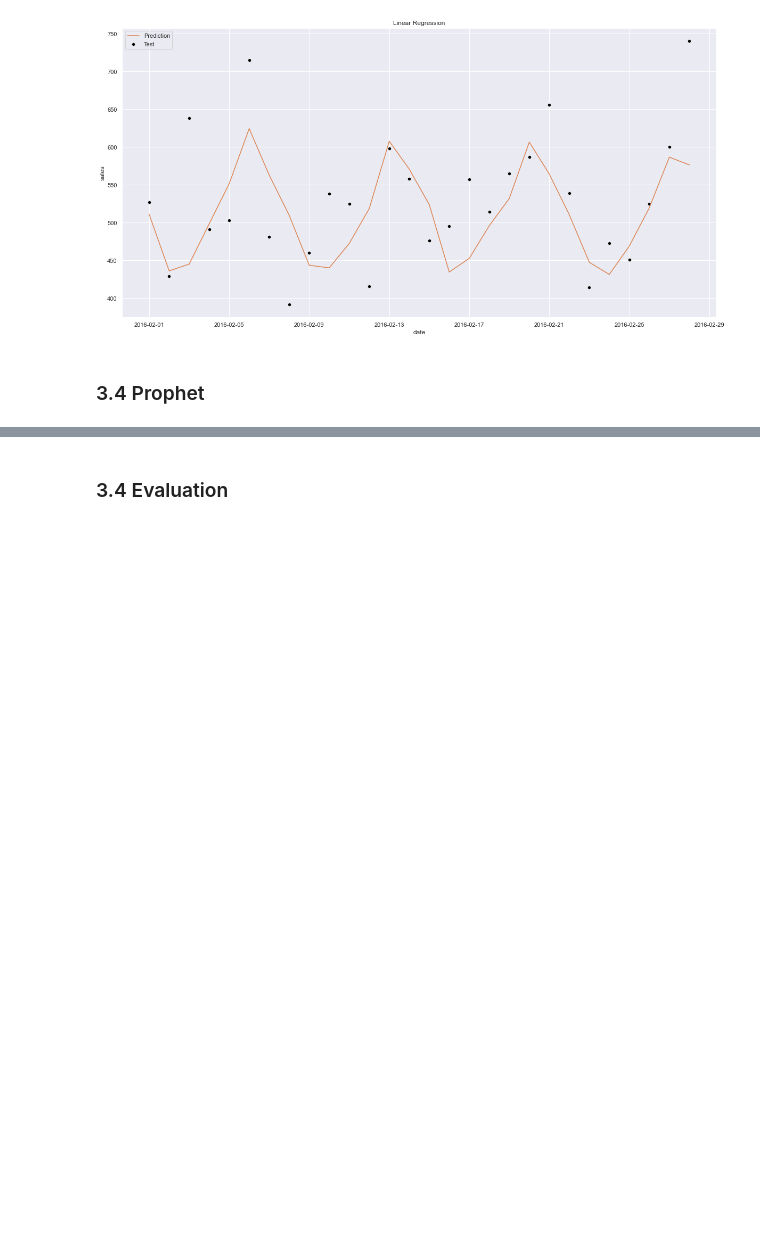
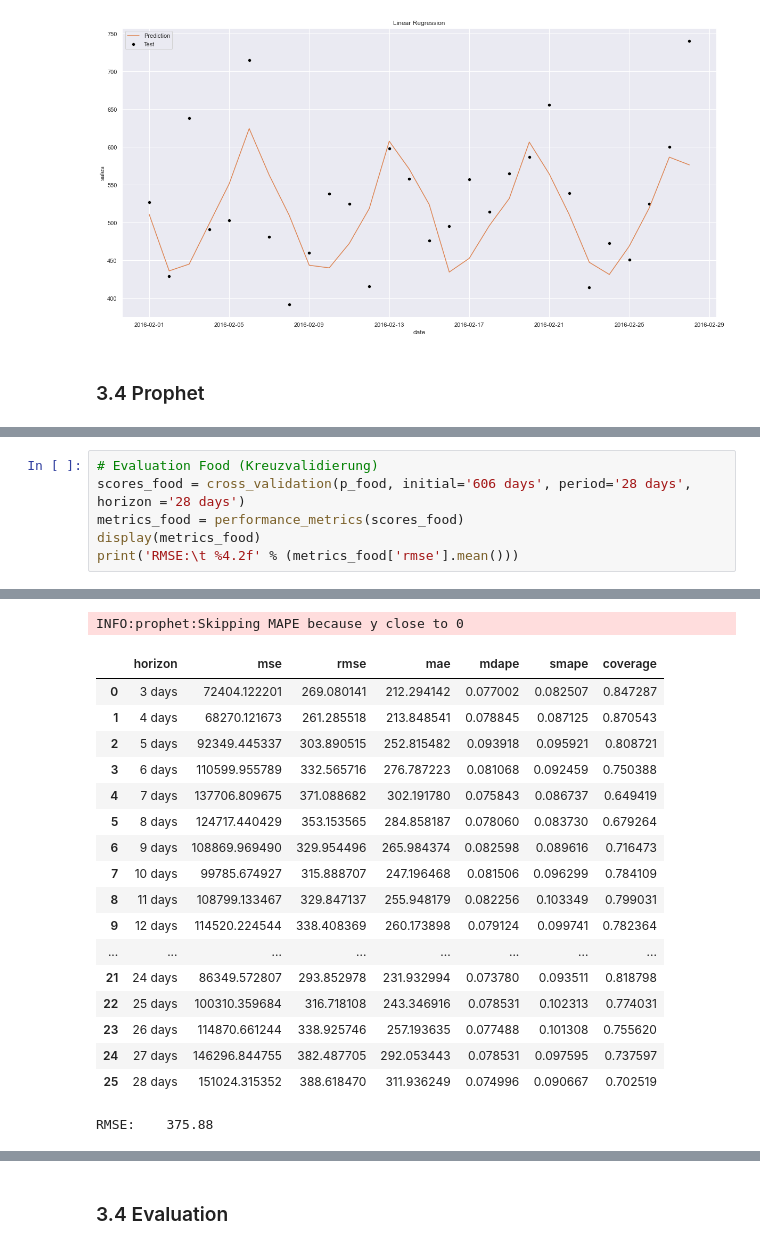
Before and after one commit to alexandragohr/Gruppenprojekt-Marketing-Analytics, a Jupyter notebook: Gruppenprojekt Marketing Analytics.ipynb, the cells around one changed output, grey strips where cells are left out. Cells and saved outputs as stored; diff of their text form; blank space fills up the shorter version.

```diff
--- a/Gruppenprojekt Marketing Analytics.ipynb
+++ b/Gruppenprojekt Marketing Analytics.ipynb
@@ -1316,0 +1303,7 @@ MAE:     276.35
+# %%
+# Evaluation Food (Kreuzvalidierung)
+scores_food = cross_validation(p_food, initial='606 days', period='28 days', horizon ='28 days')
+metrics_food = performance_metrics(scores_food)
+display(metrics_food)
+print('RMSE:\t %4.2f' % (metrics_food['rmse'].mean()))
+# %% [output]
@@ -1317,3 +1311,22 @@ MAE:     276.35
+INFO:prophet:Skipping MAPE because y close to 0
+|  | horizon | mse | rmse | mae | mdape | smape | coverage |
+| 0 | 3 days | 72404.122201 | 269.080141 | 212.294142 | 0.077002 | 0.082507 | 0.847287 |
+| 1 | 4 days | 68270.121673 | 261.285518 | 213.848541 | 0.078845 | 0.087125 | 0.870543 |
+| 2 | 5 days | 92349.445337 | 303.890515 | 252.815482 | 0.093918 | 0.095921 | 0.808721 |
+| 3 | 6 days | 110599.955789 | 332.565716 | 276.787223 | 0.081068 | 0.092459 | 0.750388 |
+| 4 | 7 days | 137706.809675 | 371.088682 | 302.191780 | 0.075843 | 0.086737 | 0.649419 |
+| 5 | 8 days | 124717.440429 | 353.153565 | 284.858187 | 0.078060 | 0.083730 | 0.679264 |
+| 6 | 9 days | 108869.969490 | 329.954496 | 265.984374 | 0.082598 | 0.089616 | 0.716473 |
+| 7 | 10 days | 99785.674927 | 315.888707 | 247.196468 | 0.081506 | 0.096299 | 0.784109 |
+| 8 | 11 days | 108799.133467 | 329.847137 | 255.948179 | 0.082256 | 0.103349 | 0.799031 |
+| 9 | 12 days | 114520.224544 | 338.408369 | 260.173898 | 0.079124 | 0.099741 | 0.782364 |
+| ... | ... | ... | ... | ... | ... | ... | ... |
+| 21 | 24 days | 86349.572807 | 293.852978 | 231.932994 | 0.073780 | 0.093511 | 0.818798 |
+| 22 | 25 days | 100310.359684 | 316.718108 | 243.346916 | 0.078531 | 0.102313 | 0.774031 |
+| 23 | 26 days | 114870.661244 | 338.925746 | 257.193635 | 0.077488 | 0.101308 | 0.755620 |
+| 24 | 27 days | 146296.844755 | 382.487705 | 292.053443 | 0.078531 | 0.097595 | 0.737597 |
+| 25 | 28 days | 151024.315352 | 388.618470 | 311.936249 | 0.074996 | 0.090667 | 0.702519 |
+RMSE:    375.88
 # %%
 # Modellierung Hobbies
 
```
Also changed, not shown: parts of 16 cells of this notebook.
